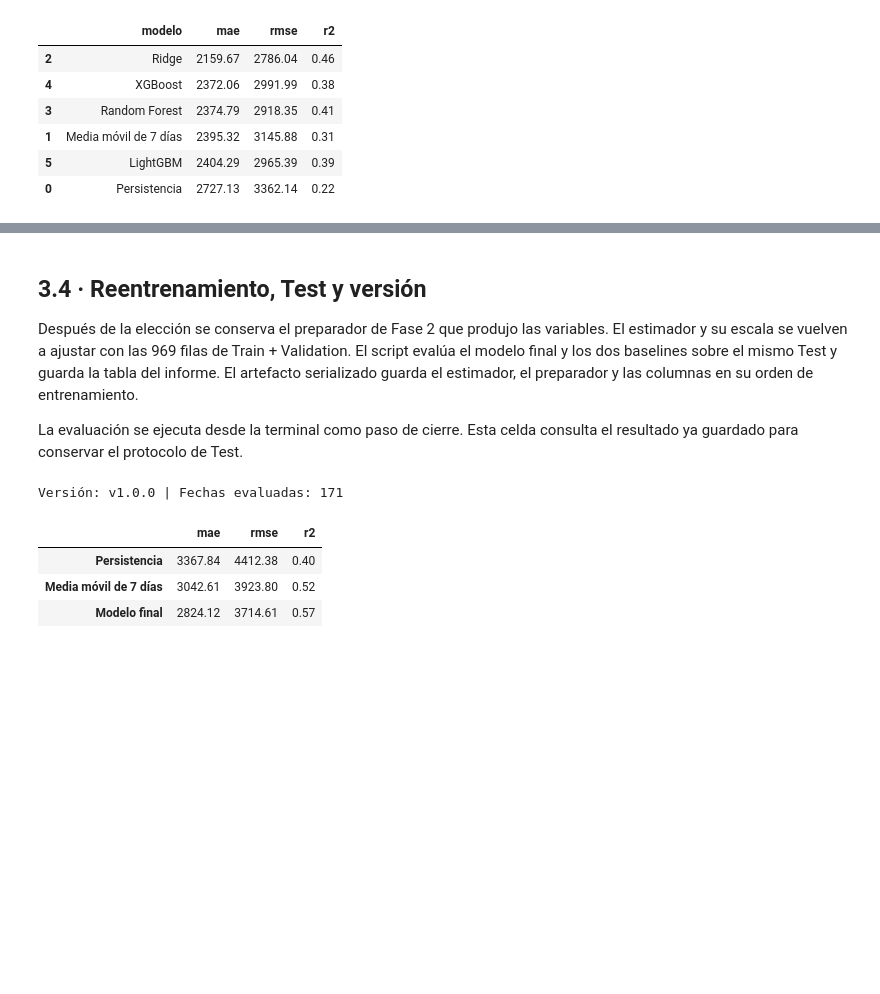
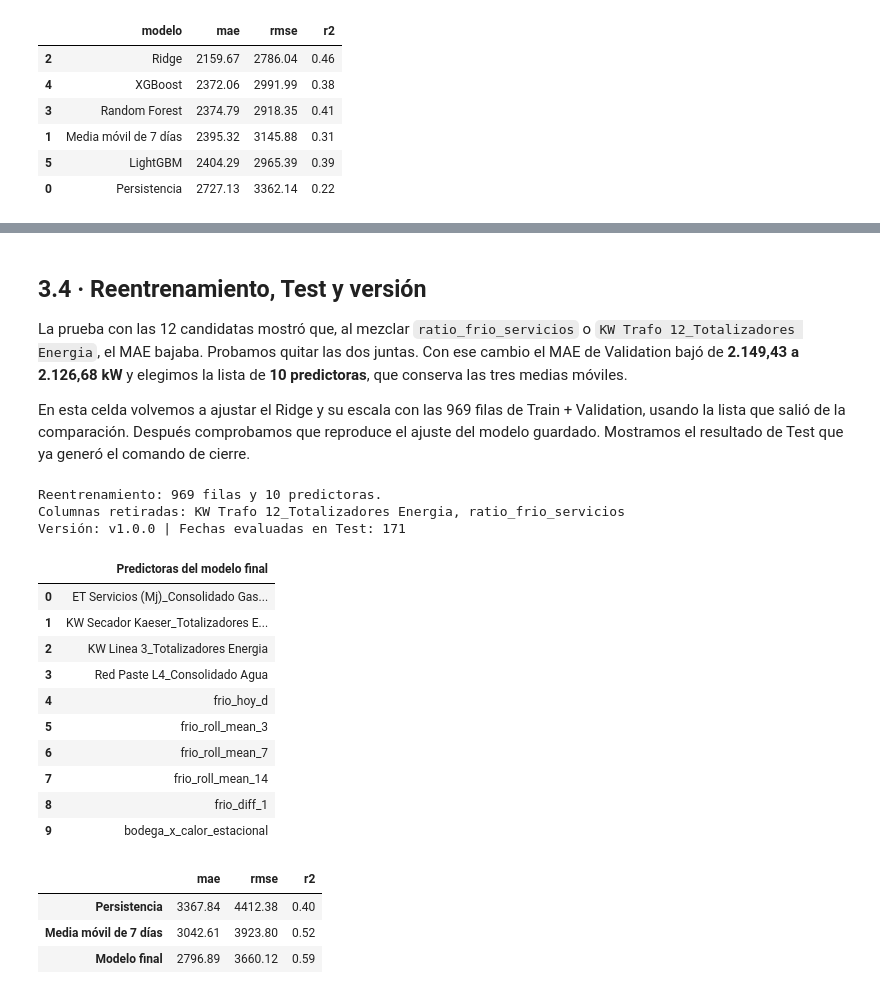
Before and after one commit to s4nt1lu1/tp-final-datos-ii, a Jupyter notebook: notebooks/modelado.ipynb, the cells around one changed output, grey strips where cells are left out. Cells and saved outputs as stored; diff of their text form; code cells hidden in the pictures; blank space fills up the shorter version.

Commit message:
Completa la entrega reproducible de modelado y prediccion

```diff
--- a/notebooks/modelado.ipynb
+++ b/notebooks/modelado.ipynb
@@ -264,21 +286,65 @@ display(tabla_importancia.round(2))  # Muestra la importancia relativa de las va
 # %% [markdown]
 ## 3.4 · Reentrenamiento, Test y versión
 
-Después de la elección se conserva el preparador de Fase 2 que produjo las variables. El estimador y su escala se vuelven a ajustar con las 969 filas de Train + Validation. El script evalúa el modelo final y los dos baselines sobre el mismo Test y guarda la tabla del informe. El artefacto serializado guarda el estimador, el preparador y las columnas en su orden de entrenamiento.
+La prueba con las 12 candidatas mostró que, al mezclar `ratio_frio_servicios` o `KW Trafo 12_Totalizadores Energia`, el MAE bajaba. Probamos quitar las dos juntas. Con ese cambio el MAE de Validation bajó de **2.149,43 a 2.126,68 kW** y elegimos la lista de **10 predictoras**, que conserva las tres medias móviles.
 
-La evaluación se ejecuta desde la terminal como paso de cierre. Esta celda consulta el resultado ya guardado para conservar el protocolo de Test.
+En esta celda volvemos a ajustar el Ridge y su escala con las 969 filas de Train + Validation, usando la lista que salió de la comparación. Después comprobamos que reproduce el ajuste del modelo guardado. Mostramos el resultado de Test que ya generó el comando de cierre.
 # %%
-ruta_final = raiz / "results" / "evaluacion_final.json"  # Ubicación de la evaluación ya realizada.
-if ruta_final.exists():  # La tabla existe después de evaluar una vez el modelo congelado.
-    evaluacion = leer_json(ruta_final)  # Lee solamente los agregados guardados.
-    tabla_final = pd.DataFrame.from_dict(evaluacion["metricas"], orient="index")  # Junta los tres pronósticos.
-    print("Versión:", evaluacion["version"], "| Fechas evaluadas:", evaluacion["filas_test"])  # Muestra cobertura.
-    display(tabla_final.round(2))  # Presenta las métricas del Test local.
-else:  # Durante la selección todavía falta la evaluación final.
-    print("El resultado de Test aparecerá después del cierre desde el script.")  # Explica el estado.
+from numpy.testing import assert_allclose
+from src.predict import load_model
+
+# Recuperamos las columnas de la selección y hacemos el ajuste final con ellas.
+seleccion_final = leer_json(raiz / "results" / "seleccion_modelado.json")
+assert seleccion_final == mejor
+columnas_finales = seleccion_final["columnas"]
+train_val = pd.concat([train, val])
+X_final = train_val[columnas_finales]
+y_final = train_val["y"]
+modelo_final = crear_modelo(seleccion_final["modelo"], seleccion_final["hiperparametros"])
+modelo_final.fit(X_final, y_final)
+
+retiradas = [columna for columna in columnas_fase2 if columna not in columnas_finales]
+print(f"Reentrenamiento: {len(train_val)} filas y {len(columnas_finales)} predictoras.")
+print("Columnas retiradas:", ", ".join(retiradas))
+display(pd.DataFrame({"Predictoras del modelo final": columnas_finales}))
+
+# Contrastamos el ajuste con el artefacto guardado usando filas de Train + Validation.
+ruta_final = raiz / "results" / "evaluacion_final.json"
+if ruta_final.exists():
+    evaluacion = leer_json(ruta_final)
+    version = evaluacion["version"]
+    registro = leer_json(raiz / "models" / "model_registry.json")[version]
+    guardado = load_model(version)  # Comprueba la huella del .pkl al cargarlo.
+    assert evaluacion["modelo"] == registro["modelo"] == seleccion_final["modelo"]
+    assert evaluacion["variante"] == seleccion_final["variante"]
+    assert guardado["columnas"] == registro["columnas"] == columnas_finales
+    assert registro["hiperparametros"] == seleccion_final["hiperparametros"]
+    assert registro["n_train_validation"] == len(train_val)
+    assert registro["metricas_test"] == evaluacion["metricas"]["Modelo final"]
+    assert_allclose(modelo_final.predict(X_final), guardado["modelo"].predict(X_final))
+
+    # Mostramos las métricas persistidas. Este bloque no abre test.csv.
+    tabla_final = pd.DataFrame.from_dict(evaluacion["metricas"], orient="index")
+    print("Versión:", version, "| Fechas evaluadas en Test:", evaluacion["filas_test"])
+    display(tabla_final.round(2))
+else:
+    print("El resultado de Test aparecerá después del cierre desde el script.")
 # %% [output]
-Versión: v1.0.0 | Fechas evaluadas: 171
+Reentrenamiento: 969 filas y 10 predictoras.
+Columnas retiradas: KW Trafo 12_Totalizadores Energia, ratio_frio_servicios
+Versión: v1.0.0 | Fechas evaluadas en Test: 171
-|  | mae | rmse | r2 |
-| Persistencia | 3367.84 | 4412.38 | 0.40 |
-| Media móvil de 7 días | 3042.61 | 3923.80 | 0.52 |
-| Modelo final | 2824.12 | 3714.61 | 0.57 |
+|  | Predictoras del modelo final |
+| 0 | ET Servicios (Mj)_Consolidado Gas... |
+| 1 | KW Secador Kaeser_Totalizadores E... |
+| 2 | KW Linea 3_Totalizadores Energia |
+| 3 | Red Paste L4_Consolidado Agua |
+| 4 | frio_hoy_d |
+| 5 | frio_roll_mean_3 |
+| 6 | frio_roll_mean_7 |
+| 7 | frio_roll_mean_14 |
+| 8 | frio_diff_1 |
+| 9 | bodega_x_calor_estacional |
+|  | mae | rmse | r2 |
+| Persistencia | 3367.84 | 4412.38 | 0.40 |
+| Media móvil de 7 días | 3042.61 | 3923.80 | 0.52 |
+| Modelo final | 2796.89 | 3660.12 | 0.59 |
```
Also changed, not shown: parts of 12 cells of this notebook, 8 other files.
